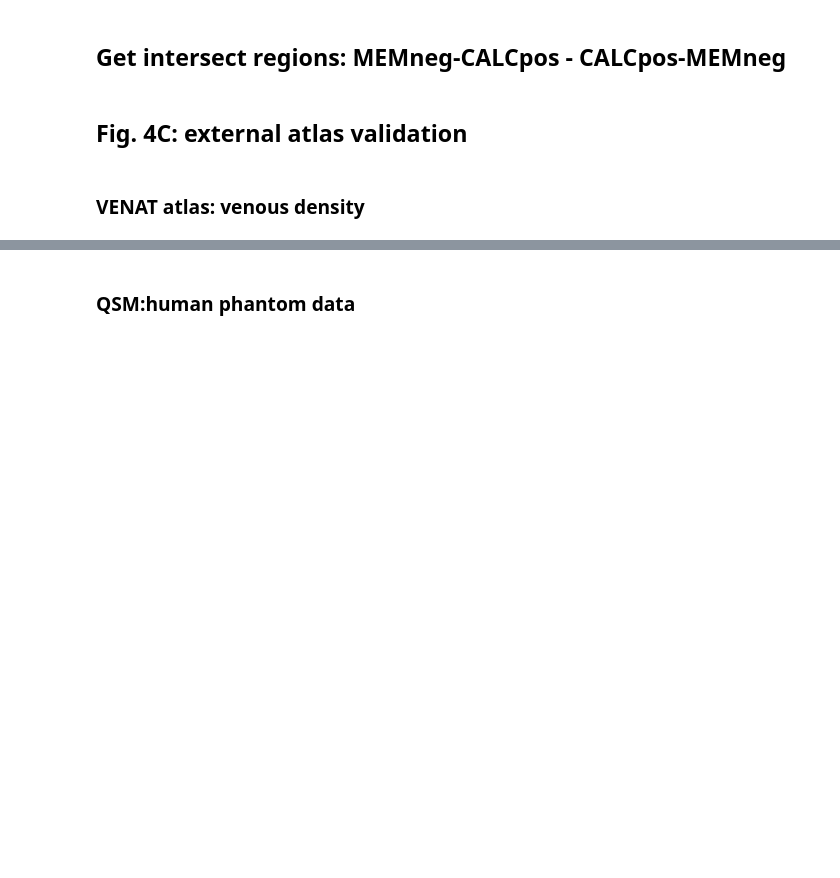
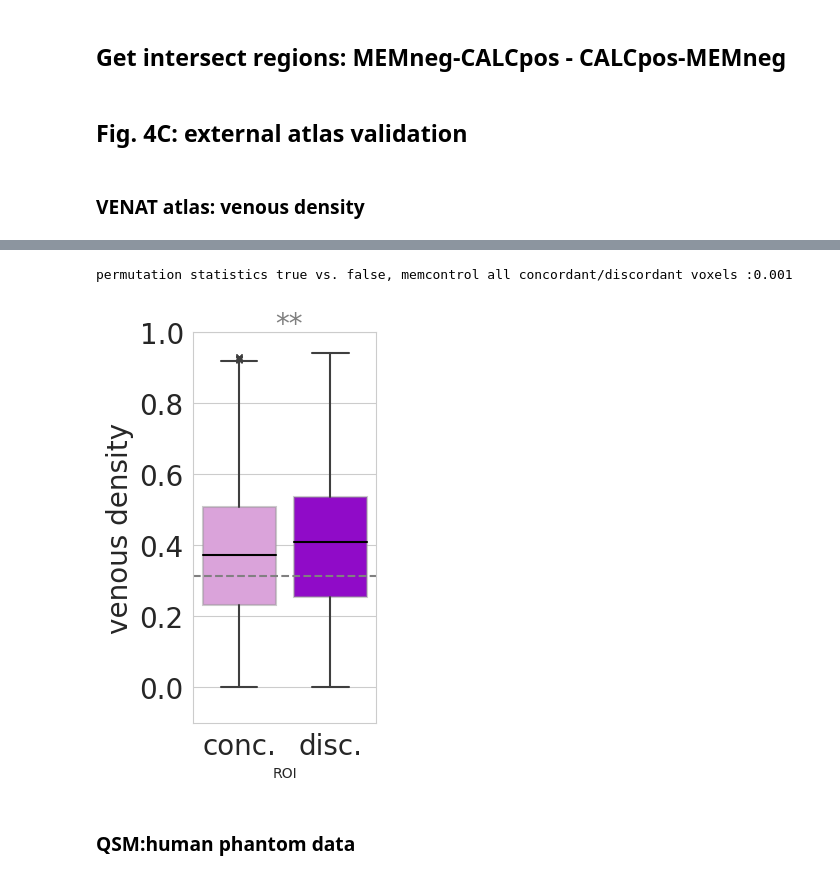
Before and after one commit to NeuroenergeticsLab/two_modes_of_hemodynamics, a Jupyter notebook: F_Fig4.ipynb, the cells around one changed output, grey strips where cells are left out. Drawn from its saved outputs; the diff is of its cells as text; code cells hidden in the pictures; blank space fills up the shorter version.

```diff
--- a/F_Fig4.ipynb
+++ b/F_Fig4.ipynb
@@ -1012,37 +1113,43 @@ df_VENAT['ROI'] = np.concatenate((len(VENAT_values_true)*['concordant'], len(VEN
 
 df_VENAT_melted = pd.melt(df_VENAT, id_vars='ROI')
 
 
 ## plot barplots
 fontsize=20
 fig, ax = plt.subplots(1, figsize= (3,5))
-bar = sns.barplot(x='ROI', y='value',  data=df_VENAT_melted, ax=ax, palette=palette,
-            estimator=np.median, ci=95, capsize=.05, n_boot=2000, errwidth=1, saturation=0.9, alpha=0.8)
+sns.boxplot(x='ROI', y='value',  data=df_VENAT_melted, ax=ax, palette=palette, saturation=0.9,
+                   boxprops={"edgecolor": (.6, .6, .6, .5)}, flierprops={"marker": "x"},
+                   medianprops={"color": "black"})
+#bar = sns.barplot(x='ROI', y='value',  data=df_VENAT_melted, ax=ax, palette=palette,
+#            estimator=np.median, ci=95, capsize=.05, n_boot=2000, errwidth=1, saturation=0.9, alpha=0.8)
 ax.hlines(np.nanmedian(VENAT_values_GM),-0.5, 1.5, color='grey', linestyle='dashed')
 
 #ax.set_ylim(-0.6, 0.8)
 #ax.set_yticks([-0.5, -0.25, 0, 0.25, 0.5])
 #ax.set_ylim(-0.2, 1.25)
 #ax.set_yticks([0, 0.25, 0.5, 0.75, 1, 1.25])
 #ax.tick_params(axis='y', labelcolor=color)
 ax.set_ylabel('venous density', fontsize = fontsize)
 ax.set_xlim([-0.5, 1.5])
 ax.set_xticks([0, 1])
 ax.set_xticklabels(['conc.', 'disc.'])
-ax.set_ylim(0, 0.5)
+ax.set_ylim(-0.1, 1)
 
 if p_value < 0.001:
-    ax.text(0.4, 0.45, '**', color='grey', fontsize=fontsize)
+    ax.text(0.4, 1, '**', color='grey', fontsize=fontsize)
 #ax.legend(fontsize=fontsize-5,loc="upper left")
 #set x-tick and y-ticke label size
 for label in (ax.get_xticklabels() + ax.get_yticklabels()):
     label.set_fontsize(fontsize)
 
 fig.tight_layout()  # otherwise the right y-label is slightly clipped
 
 fig.savefig(results_dir + '/VENAT_values_' + contrast + '_all_conc_discord_voxels.png', dpi=300, bbox_inches='tight')
 
 fig.show()
+# %% [output]
+permutation statistics true vs. false, memcontrol all concordant/discordant voxels :0.001
+[figure, added]
 # %% [markdown]
 ### QSM:human phantom data
 # %%
```
Also changed, not shown: parts of 17 cells of this notebook, 6 other files.
